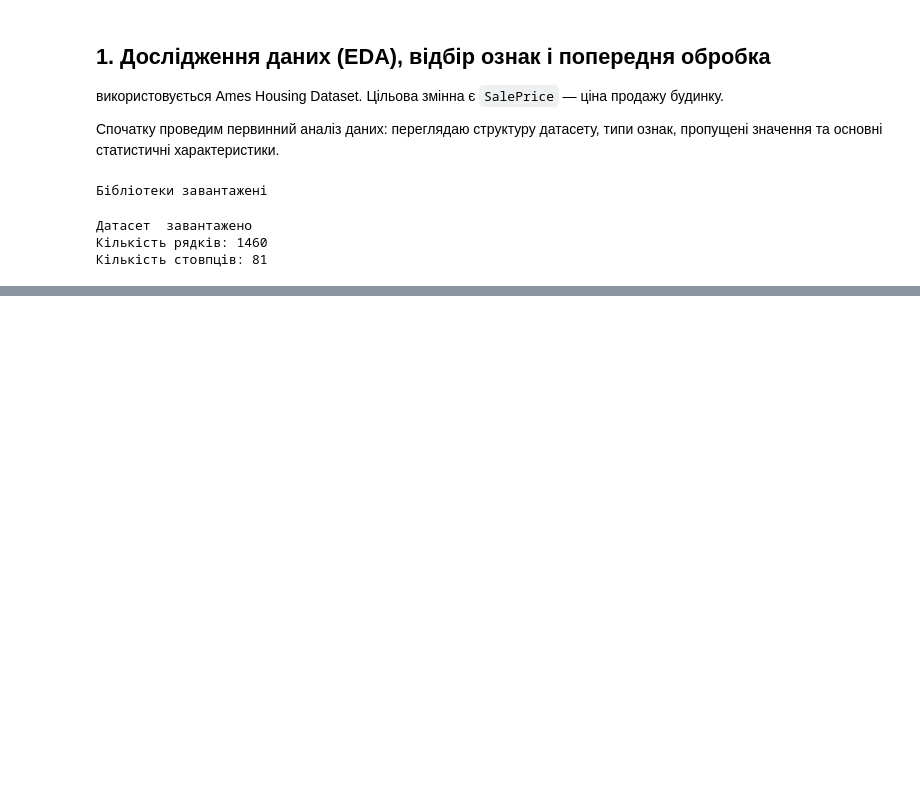
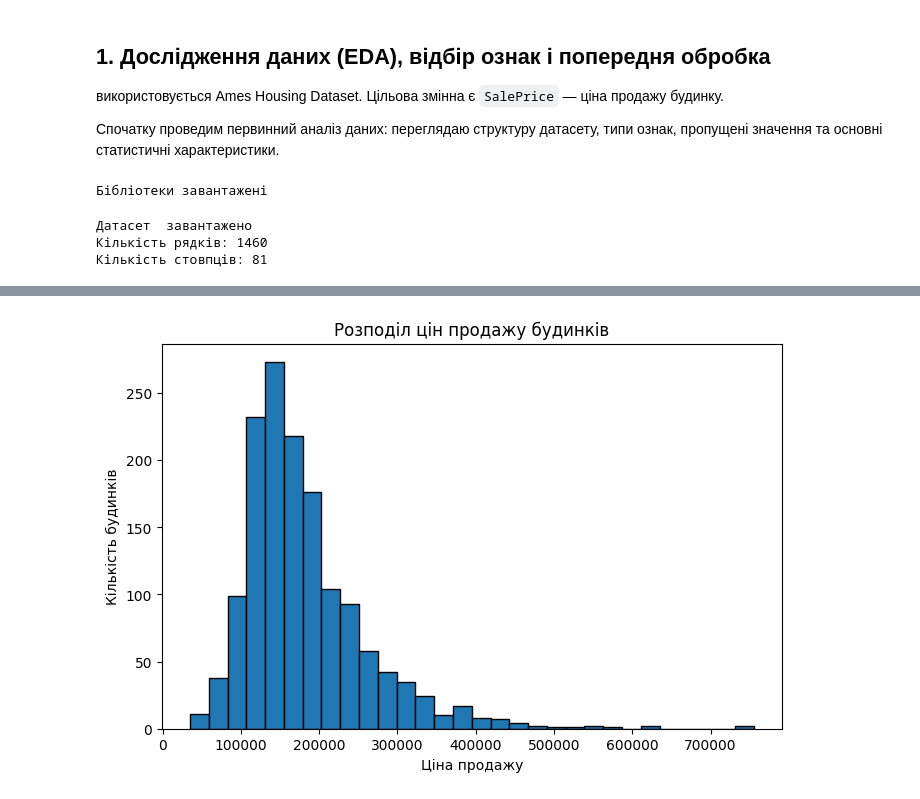
Before and after one commit to DianaTsiurpita/machine-learning, a Jupyter notebook: ML_1_Цюрпіта_Діана.ipynb, the cells around one changed output, grey strips where cells are left out. Saved outputs shown, nothing was run; the diff lists cells and outputs as text; code cells hidden in the pictures; blank space fills up the shorter version.

```diff
--- a/ML_1_Цюрпіта_Діана.ipynb
+++ b/ML_1_Цюрпіта_Діана.ipynb
@@ -39,0 +124,10 @@ print("Кількість стовпців:", df.shape[1])
+# %%
+# гістограма розподілу цільової змінної SalePrice
+plt.figure(figsize=(8, 5))
+plt.hist(df["SalePrice"], bins=30, edgecolor="black")
+plt.title("Розподіл цін продажу будинків")
+plt.xlabel("Ціна продажу")
+plt.ylabel("Кількість будинків")
+plt.show()
+# %% [output]
+[figure, added]
```
Also changed, not shown: parts of 5 cells of this notebook.
